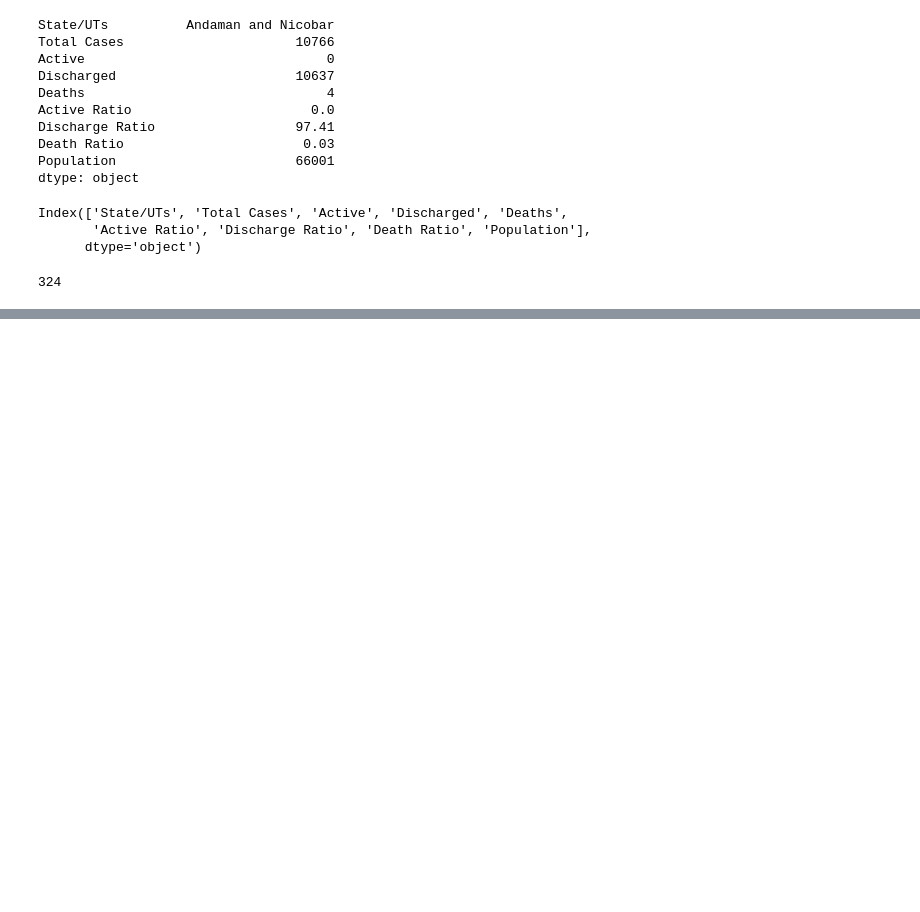
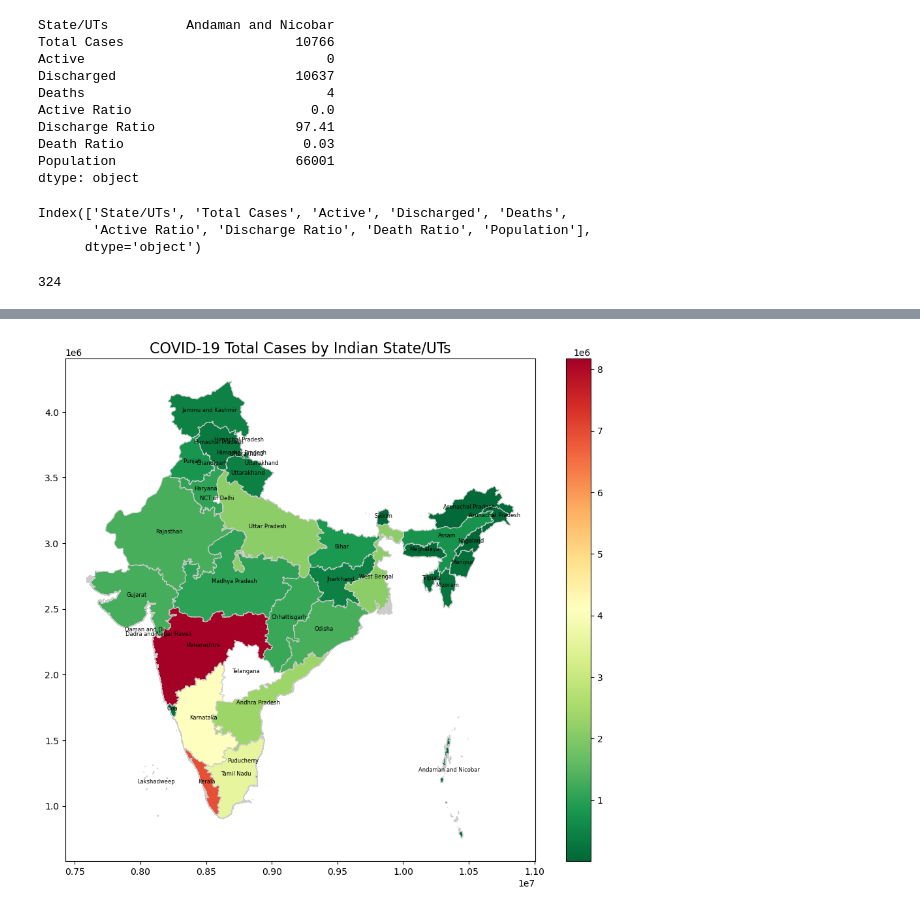
Before and after one commit to logesh-001/Covid_analysis, a Jupyter notebook: Covid.ipynb, the cells around one changed output, grey strips where cells are left out. Cells and saved outputs as stored; diff of their text form; code cells hidden in the pictures; blank space fills up the shorter version.

```diff
--- a/Covid.ipynb
+++ b/Covid.ipynb
@@ -5,5 +26,5 @@ import matplotlib as plt
 # %%
-data=pd.read_csv("dataset/Latest Covid-19 India Status.csv")
+data=pd.read_csv("Latest Covid-19 India Status.csv")
 # %%
 data.head()
 # %% [output]
@@ -87,0 +111,23 @@ plt.show()
+# %%
+
+india_map = gpd.read_file('map/gadm41_IND_1.shp')
+data['State/UTs'] = data['State/UTs'].str.strip()
+india_map['NAME_1'] = india_map['NAME_1'].str.strip()
+
+merged_data = india_map.set_index('NAME_1').join(data.set_index('State/UTs'))
+
+merged_data = merged_data.to_crs(epsg=3857)
+
+fig, ax = plt.subplots(1, 1, figsize=(12, 10))
+merged_data.plot(column='Total Cases', cmap='RdYlGn_r', linewidth=0.8, ax=ax, edgecolor='0.8', legend=True)
+
+# Add state names as labels (centroids in the projected CRS)
+for x, y, label in zip(merged_data.geometry.centroid.x, merged_data.geometry.centroid.y, merged_data.index):
+    ax.text(x, y, label, fontsize=6, ha='center', color='black')
+
+# Add plot title
+plt.title('COVID-19 Total Cases by Indian State/UTs', fontsize=16)
+
+plt.show()
+# %% [output]
+[figure, added]
```
Also changed, not shown: parts of 8 cells of this notebook, 21 other files.
